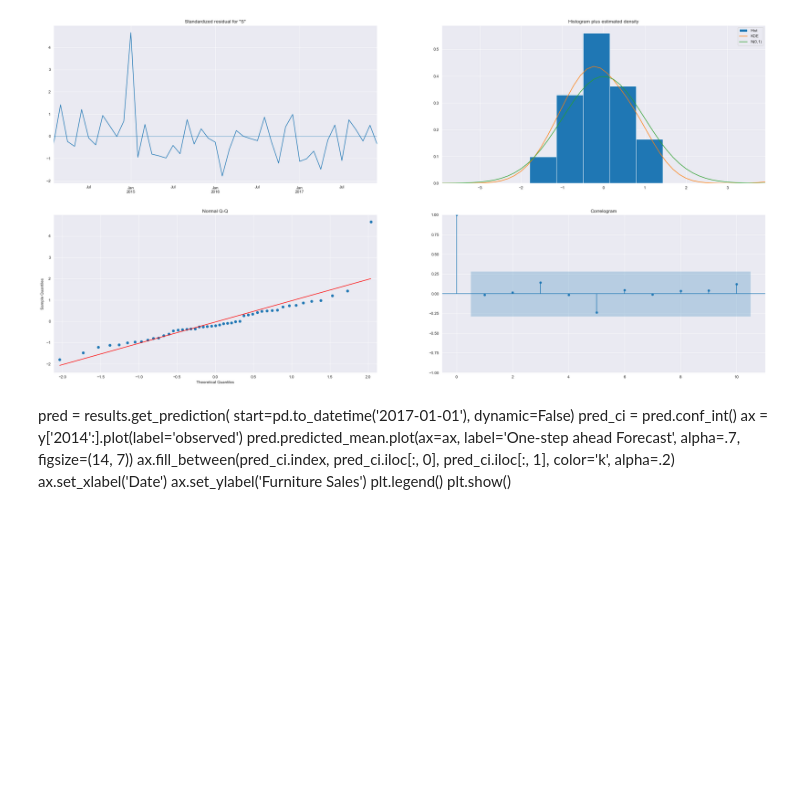
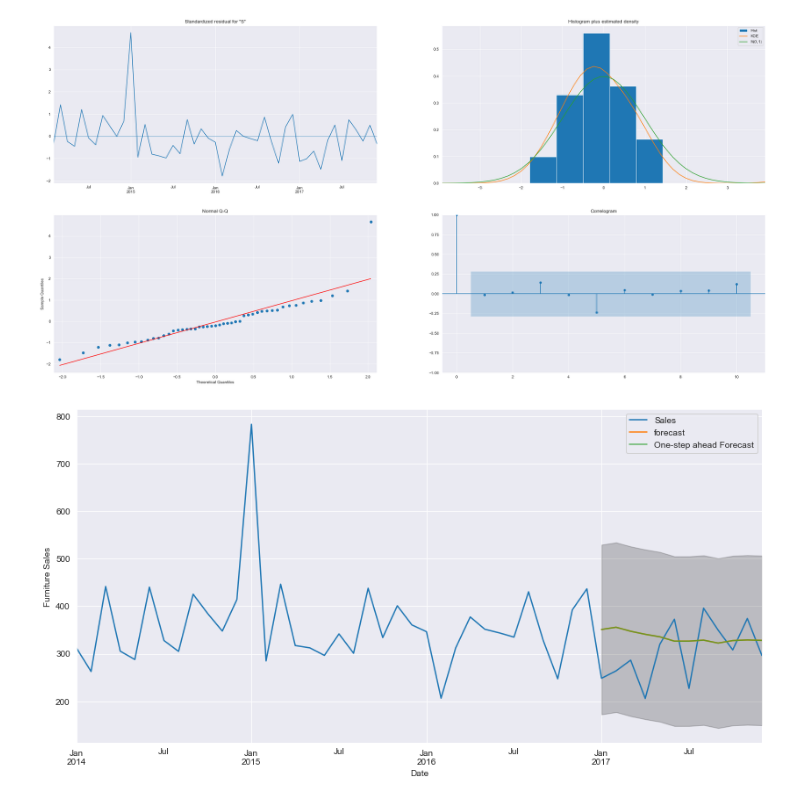
Before and after one commit to MaverickWolf14/Time-series-forecasting-of-superstore-data, a Jupyter notebook: main.ipynb, the cells around one changed output. Drawn from its saved outputs; the diff is of its cells as text; code cells hidden in the pictures; blank space fills up the shorter version.

```diff
--- a/main.ipynb
+++ b/main.ipynb
@@ -361,20 +357,22 @@ result_arima_furniture.plot_diagnostics(figsize=(32,16))
 plt.show()
 # %% [output]
 [figure]
-# %% [markdown]
-pred = results.get_prediction(
-    start=pd.to_datetime('2017-01-01'), dynamic=False)
-pred_ci = pred.conf_int()
-ax = y['2014':].plot(label='observed')
-pred.predicted_mean.plot(ax=ax, label='One-step ahead Forecast',
-                         alpha=.7,
-                         figsize=(14, 7))
-ax.fill_between(pred_ci.index,
-                pred_ci.iloc[:, 0],
-                pred_ci.iloc[:, 1],
-                color='k',
-                alpha=.2)
-ax.set_xlabel('Date')
-ax.set_ylabel('Furniture Sales')
-plt.legend()
-plt.show()
+# %%
+pred = result_arima_furniture.get_prediction(
+    start=pd.to_datetime('2017-01-01'), dynamic=False)
+pred_ci = pred.conf_int()
+ax = furniture_df['2014':].plot(label='observed')
+pred.predicted_mean.plot(ax=ax, label='One-step ahead Forecast',
+                         alpha=.7,
+                         figsize=(14, 7))
+ax.fill_between(pred_ci.index,
+                pred_ci.iloc[:, 0],
+                pred_ci.iloc[:, 1],
+                color='k',
+                alpha=.2)
+ax.set_xlabel('Date')
+ax.set_ylabel('Furniture Sales')
+plt.legend()
+plt.show()
+# %% [output]
+[figure, added]
```
Also changed, not shown: parts of 28 cells of this notebook.
